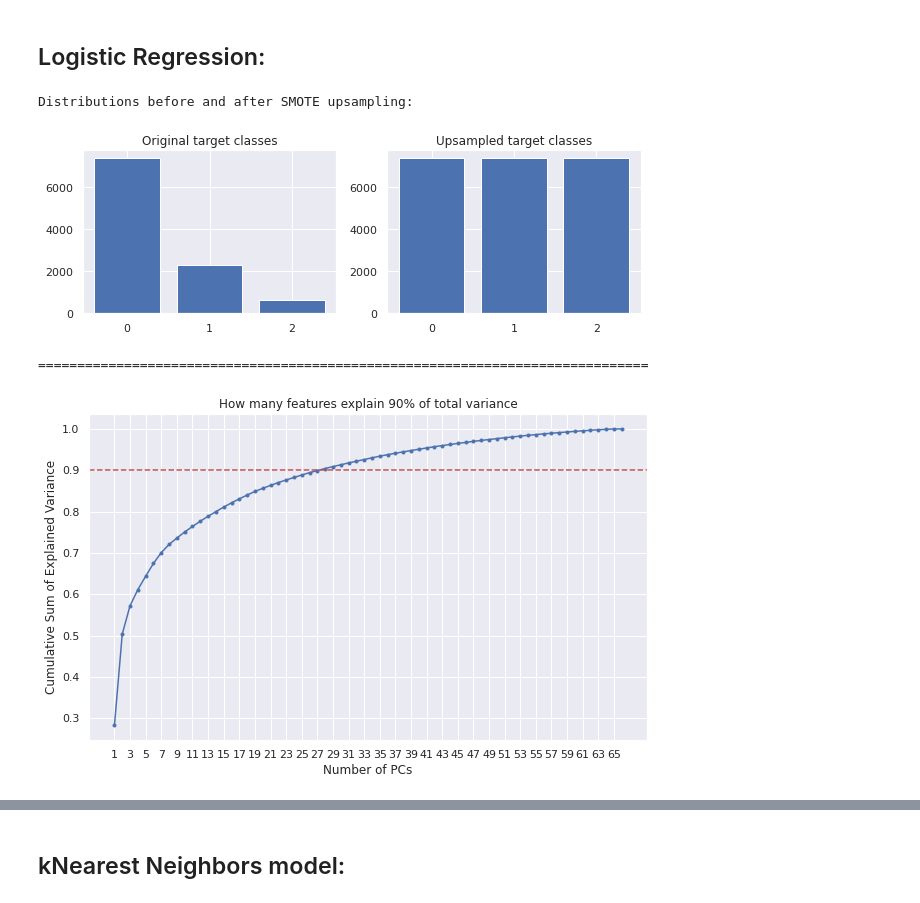
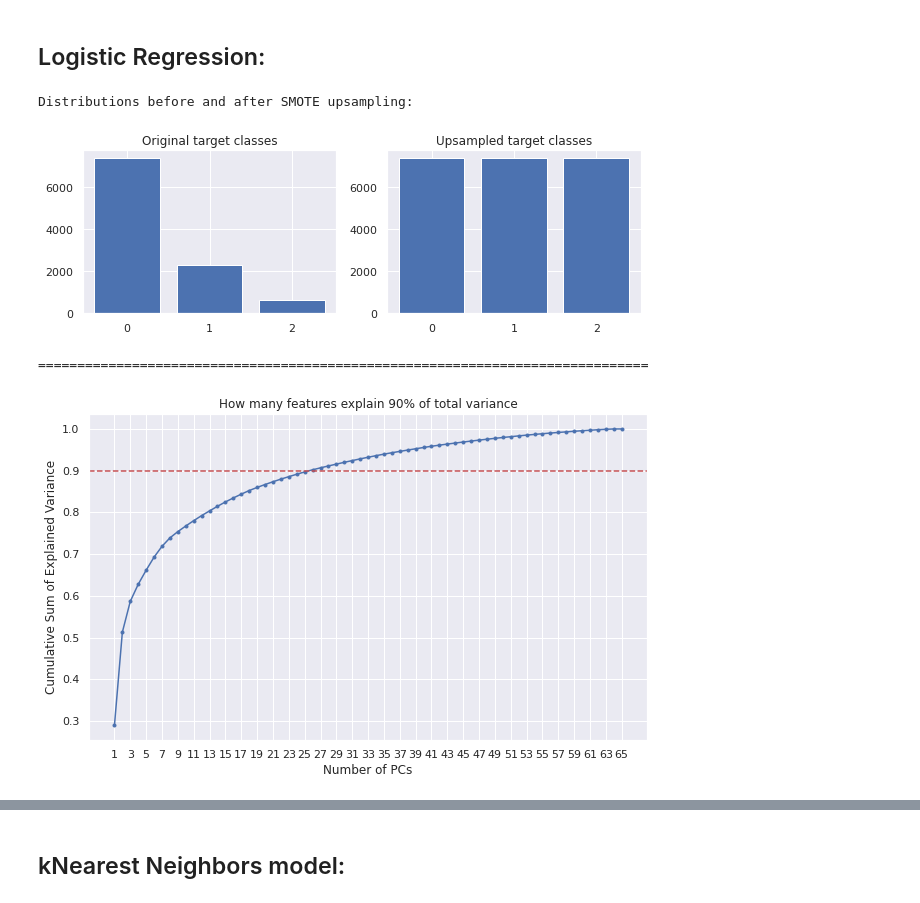
Before and after one commit to PyJasmine/codon, a Jupyter notebook: notebooks/Modelling DNAtype classes.ipynb, the cells around one changed output, grey strips where cells are left out. Drawn from its saved outputs; the diff is of its cells as text; code cells hidden in the pictures.

```diff
--- a/notebooks/Modelling DNAtype classes.ipynb
+++ b/notebooks/Modelling DNAtype classes.ipynb
@@ -102,9 +103,11 @@ codon.describe()
 # %%
 #assigning the target and features y and X
 
-X = codon.drop(columns=['Kingdom','DNAtype', 'SpeciesName']) #features
+X = codon.drop(columns=['Kingdom','DNAtype', 'SpeciesName', 'SpeciesID']) #features
 y = codon['DNAtype'] #target
 
-X_train, X_test, y_train, y_test = train_test_split(X, y, stratify=y, test_size=0.2)
+X_train, X_test, y_train, y_test = train_test_split(X, y, stratify=y, test_size=0.2, random_state=123)
+
+# X_train, X_val, y_train, y_val = train_test_split(X_train, y_train, stratify = y_train, test_size= 0.25, random_state=123)
 # %% [markdown]
 # Vanilla Models:
@@ -189,7 +183,7 @@ dna0_results_df.sort_values(by='mean_test_score', ascending=False)
 # %%
 #Using SMOTE to balance the classes:
 
-sm = SMOTE(random_state=42)
+sm = SMOTE(random_state=123)
 X_train_sm, y_train_sm = sm.fit_resample(X_train, y_train)
 
 #Plotting distributions
@@ -213,34 +207,35 @@ print('=========================================================================
 
 #scaling data for PCA tranform
 scaler = StandardScaler()
 X_train_scaled = scaler.fit_transform(X_train_sm) #scaling the upsampled set
 X_test_scaled = scaler.transform(X_test)
 
 #PCA dimensionality reduction
 pca = PCA()
 
 # fit transform train set and transform test set
 X_train_PCA = pca.fit_transform(X_train_scaled)
 X_test_PCA = pca.transform(X_test_scaled)
 explained_variance = pca.explained_variance_ratio_ #to see the number of features that account for the highest variance
 
 #cumulative sum of the explained variance
 cumulative_sum = np.cumsum(explained_variance)
 
 #plot
+sns.set_theme(style="darkgrid")
 plt.figure(figsize=(10, 6))
 plt.plot(range(1, len(X_train.columns)+1), cumulative_sum, marker='.')
 plt.axhline(0.9, c='r', linestyle='--')
 plt.xlabel('Number of PCs')
 plt.ylabel('Cumulative Sum of Explained Variance')
 plt.xticks(range(1, len(X_train.columns)+1, 2))
 plt.title("How many features explain 90% of total variance")
 plt.show()
 # %% [output]
 Distributions before and after SMOTE upsampling:
 [figure]
 ==============================================================================
-[figure, old version]
+[figure, new version]
 # %%
 #setting n_components and refitting a PCA
 
```
Also changed, not shown: parts of 46 cells of this notebook.
